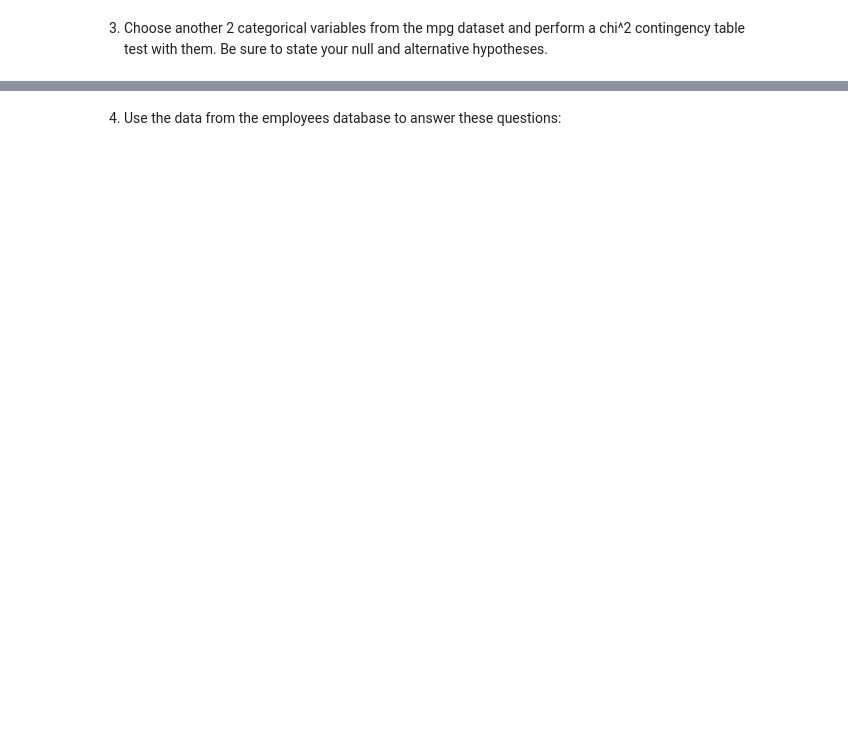
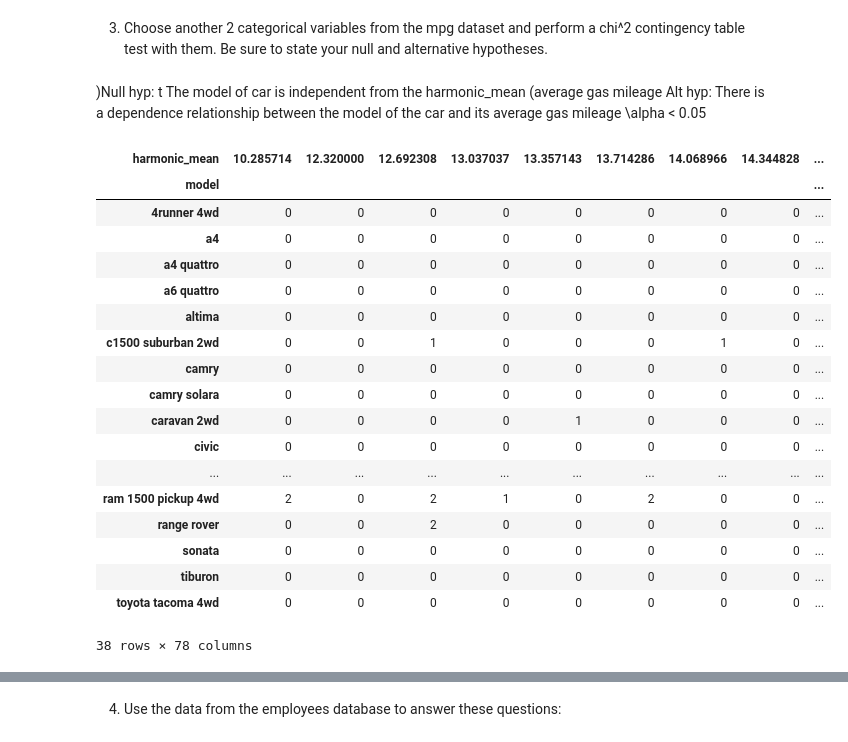
Before and after one commit to Alfred-W-S-Pirovits-Jr/statistics-exercises, a Jupyter notebook: hypothesis_testing.ipynb, the cells around one changed output, grey strips where cells are left out. Drawn from its saved outputs; the diff is of its cells as text; code cells hidden in the pictures; blank space fills up the shorter version.

```diff
--- a/hypothesis_testing.ipynb
+++ b/hypothesis_testing.ipynb
@@ -462,3 +485,30 @@ Doesn't Use A Macbook	1	30
 3.  Choose another 2 categorical variables from the mpg dataset and perform a
 chi^2
 contingency table test with them. Be sure to state your null and alternative hypotheses.
+# %% [markdown]
+)Null hyp: t The model of car is independent from the harmonic_mean (average gas mileage
+Alt hyp: There is a dependence relationship between the model of the car and its average gas mileage
+    \alpha < 0.05
+# %%
+observed2 = pd.crosstab(mpg.model, mpg.harmonic_mean)
+observed2
+# %% [output]
+| harmonic_mean | 10.285714 | 12.320000 | 12.692308 | 13.037037 | 13.357143 | 13.714286 | 14.068966 | 14.344828 | ... |
+| model |  |  |  |  |  |  |  |  | ... |
+| 4runner 4wd | 0 | 0 | 0 | 0 | 0 | 0 | 0 | 0 | ... |
+| a4 | 0 | 0 | 0 | 0 | 0 | 0 | 0 | 0 | ... |
+| a4 quattro | 0 | 0 | 0 | 0 | 0 | 0 | 0 | 0 | ... |
+| a6 quattro | 0 | 0 | 0 | 0 | 0 | 0 | 0 | 0 | ... |
+| altima | 0 | 0 | 0 | 0 | 0 | 0 | 0 | 0 | ... |
+| c1500 suburban 2wd | 0 | 0 | 1 | 0 | 0 | 0 | 1 | 0 | ... |
+| camry | 0 | 0 | 0 | 0 | 0 | 0 | 0 | 0 | ... |
+| camry solara | 0 | 0 | 0 | 0 | 0 | 0 | 0 | 0 | ... |
+| caravan 2wd | 0 | 0 | 0 | 0 | 1 | 0 | 0 | 0 | ... |
+| civic | 0 | 0 | 0 | 0 | 0 | 0 | 0 | 0 | ... |
+| ... | ... | ... | ... | ... | ... | ... | ... | ... | ... |
+| ram 1500 pickup 4wd | 2 | 0 | 2 | 1 | 0 | 2 | 0 | 0 | ... |
+| range rover | 0 | 0 | 2 | 0 | 0 | 0 | 0 | 0 | ... |
+| sonata | 0 | 0 | 0 | 0 | 0 | 0 | 0 | 0 | ... |
+| tiburon | 0 | 0 | 0 | 0 | 0 | 0 | 0 | 0 | ... |
+| toyota tacoma 4wd | 0 | 0 | 0 | 0 | 0 | 0 | 0 | 0 | ... |
+38 rows × 78 columns
```
Also changed, not shown: parts of 36 cells of this notebook.
